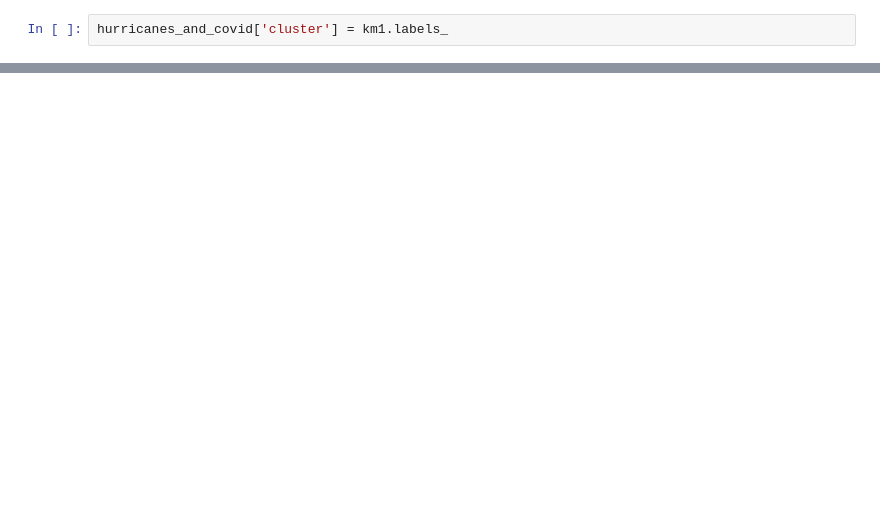
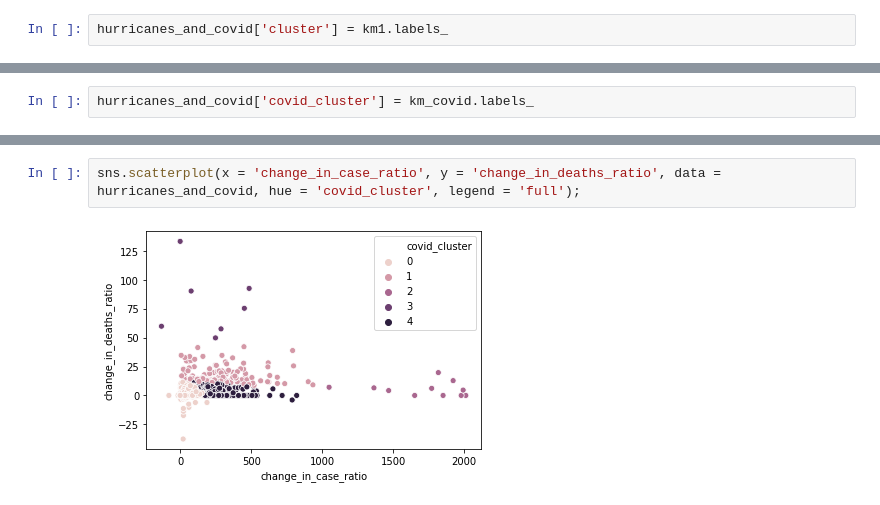
Before and after one commit to jlu90/Mapping-Dual-Risk-Hurricanes-and-COVID, a Jupyter notebook: jocelyn/EDA & Modeling.ipynb, the cells around one changed output, grey strips where cells are left out. Drawn from its saved outputs; the diff is of its cells as text; blank space fills up the shorter version.

```diff
--- a/jocelyn/EDA & Modeling.ipynb
+++ b/jocelyn/EDA & Modeling.ipynb
@@ -229,3 +287,5 @@ def describe_cluster(cluster_num, df = hurricanes_and_covid, col = 'cluster', ou
+# %%
+hurricanes_and_covid['covid_cluster'] = km_covid.labels_
 # %%
 for i in range(0, hurricanes_and_covid['cluster'].nunique()):
     print(f'Cluster {i}:')
@@ -251,0 +323,4 @@ The mean change in case ratio is: 242.7907407407408.
+# %%
+sns.scatterplot(x = 'change_in_case_ratio', y = 'change_in_deaths_ratio', data = hurricanes_and_covid, hue = 'covid_cluster', legend = 'full');
+# %% [output]
+[figure, added]
```
Also changed, not shown: parts of 43 cells of this notebook.
